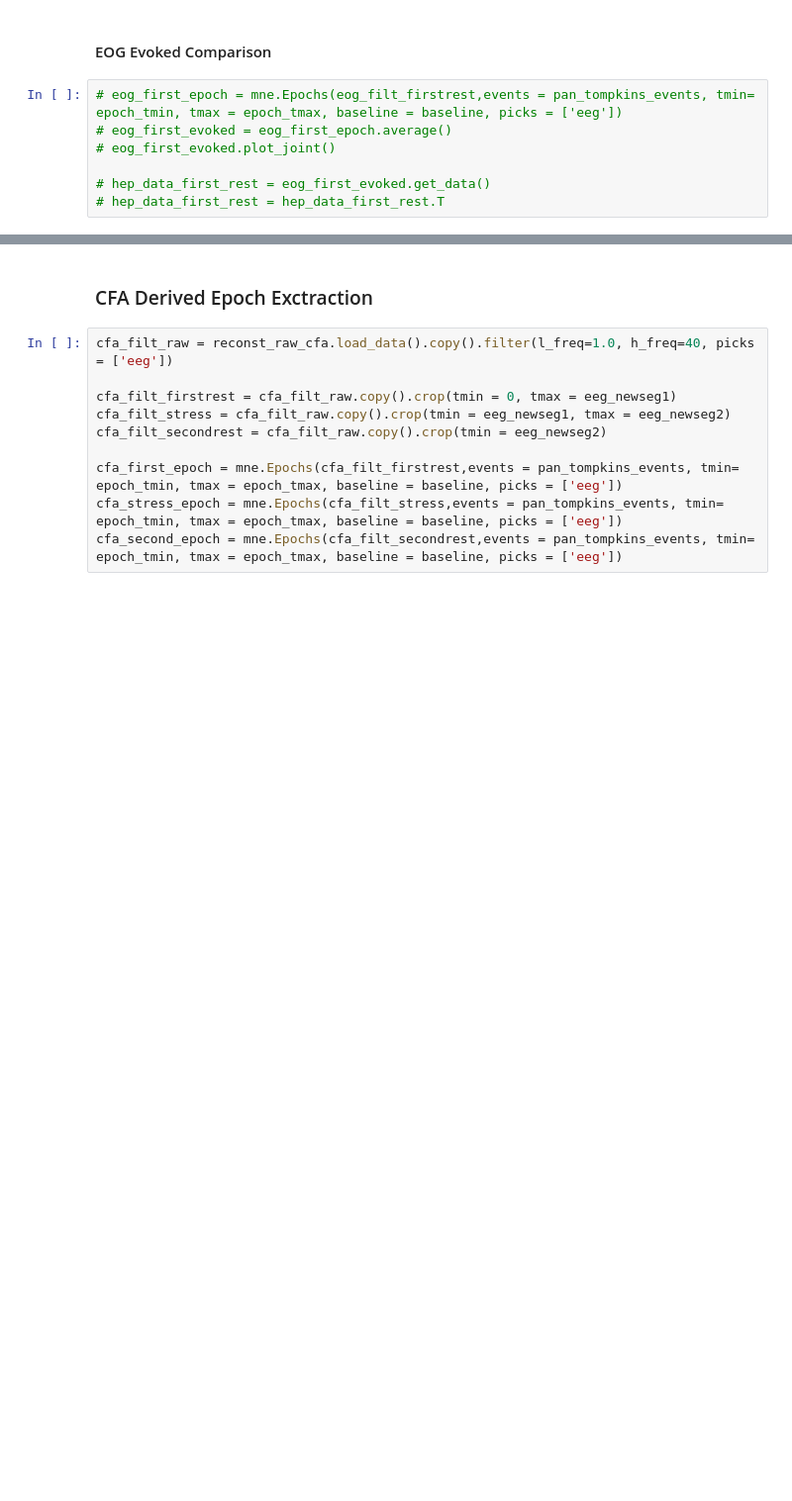
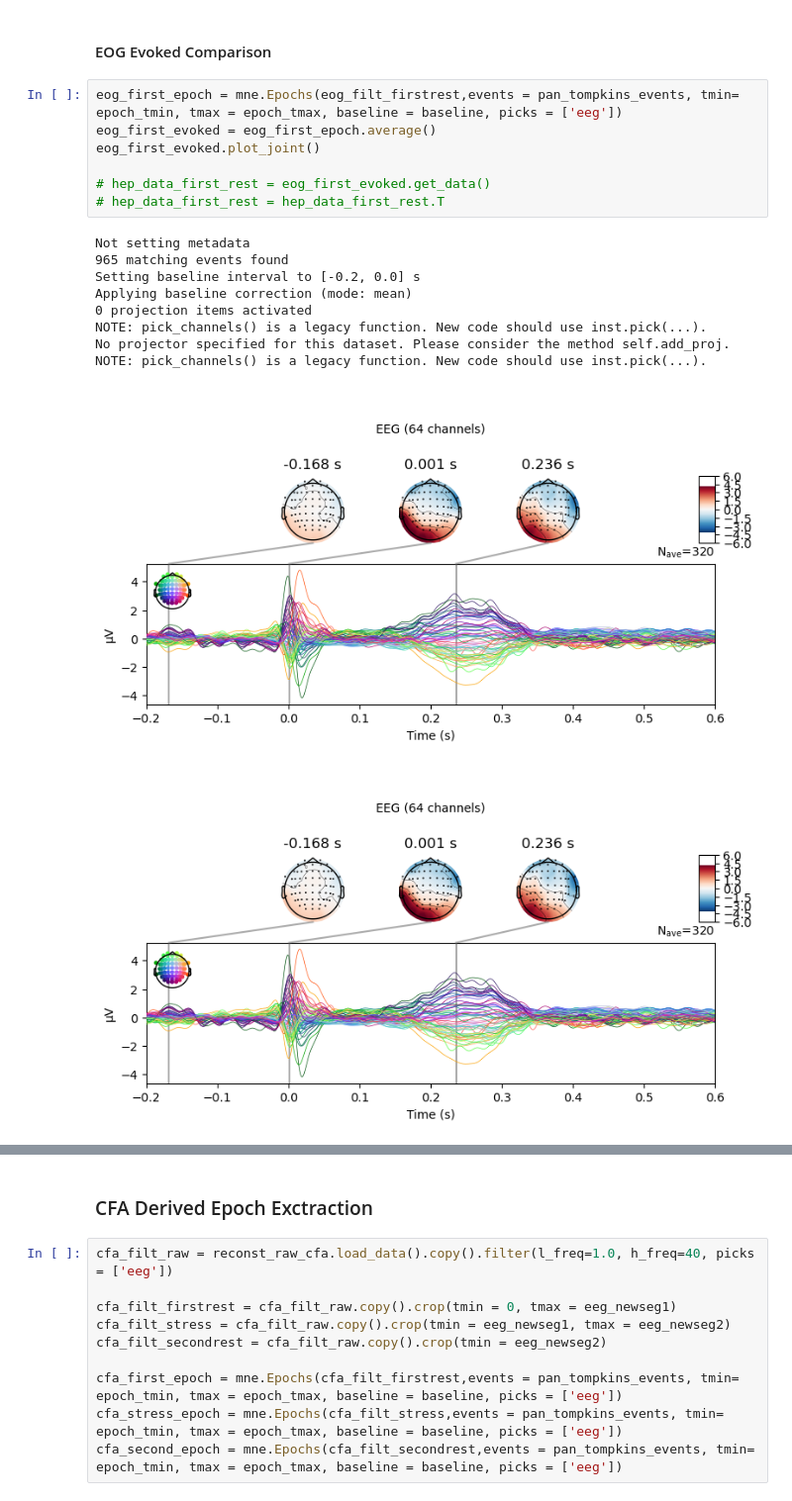
Before and after one commit to jeremiaimanuel/Stress-Analysis, a Jupyter notebook: epoch_and_filtered_extraction.ipynb, the cells around one changed output, grey strips where cells are left out. Shown at 99% size. Saved outputs shown, nothing was run; the diff lists cells and outputs as text; blank space fills up the shorter version.

```diff
--- a/epoch_and_filtered_extraction.ipynb
+++ b/epoch_and_filtered_extraction.ipynb
@@ -676,10 +709,21 @@ eog_second_epoch = mne.Epochs(eog_filt_secondrest,events = pan_tompkins_events,
 # %% [markdown]
 #### EOG Evoked Comparison
 # %%
-# eog_first_epoch = mne.Epochs(eog_filt_firstrest,events = pan_tompkins_events, tmin= epoch_tmin, tmax = epoch_tmax, baseline = baseline, picks = ['eeg'])
-# eog_first_evoked = eog_first_epoch.average()
-# eog_first_evoked.plot_joint()
+eog_first_epoch = mne.Epochs(eog_filt_firstrest,events = pan_tompkins_events, tmin= epoch_tmin, tmax = epoch_tmax, baseline = baseline, picks = ['eeg'])
+eog_first_evoked = eog_first_epoch.average()
+eog_first_evoked.plot_joint()
 
 # hep_data_first_rest = eog_first_evoked.get_data()
 # hep_data_first_rest = hep_data_first_rest.T
+# %% [output]
+Not setting metadata
+965 matching events found
+Setting baseline interval to [-0.2, 0.0] s
+Applying baseline correction (mode: mean)
+0 projection items activated
+NOTE: pick_channels() is a legacy function. New code should use inst.pick(...).
+No projector specified for this dataset. Please consider the method self.add_proj.
+NOTE: pick_channels() is a legacy function. New code should use inst.pick(...).
+[figure, added]
+[figure, added]
 # %%
```
Also changed, not shown: parts of 14 cells of this notebook.
